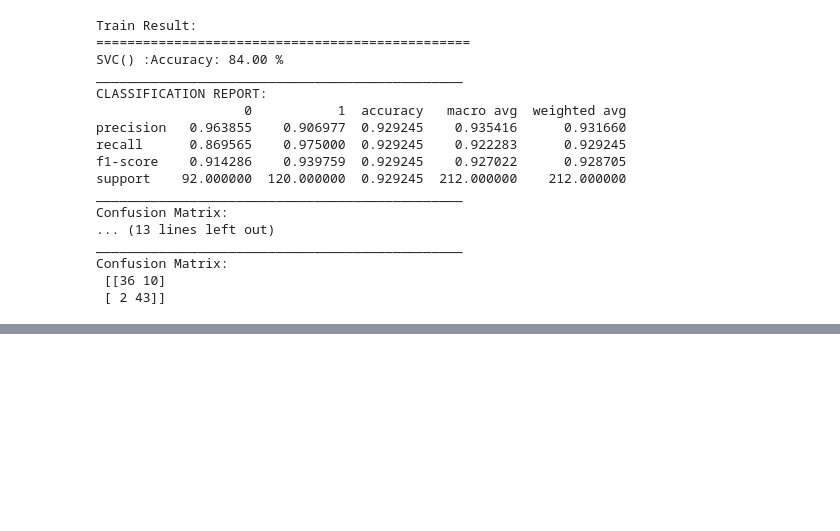
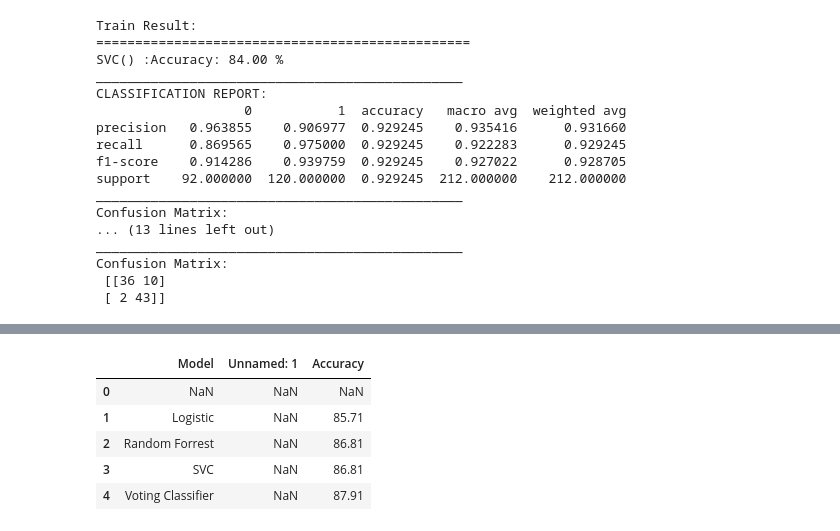
Before and after one commit to ShubhamML/Heart-Disease-Detection, a Jupyter notebook: HeartDetection.ipynb, the cells around one changed output, grey strips where cells are left out. Saved outputs shown, nothing was run; the diff lists cells and outputs as text; code cells hidden in the pictures; blank space fills up the shorter version.

```diff
--- a/HeartDetection.ipynb
+++ b/HeartDetection.ipynb
@@ -356,0 +360,10 @@ results_df
+# %%
+acc=pd.read_excel('Book1.xlsx')
+acc
+# %% [output]
+|  | Model | Unnamed: 1 | Accuracy |
+| 0 | NaN | NaN | NaN |
+| 1 | Logistic | NaN | 85.71 |
+| 2 | Random Forrest | NaN | 86.81 |
+| 3 | SVC | NaN | 86.81 |
+| 4 | Voting Classifier | NaN | 87.91 |
```
Also changed, not shown: parts of 6 cells of this notebook.
